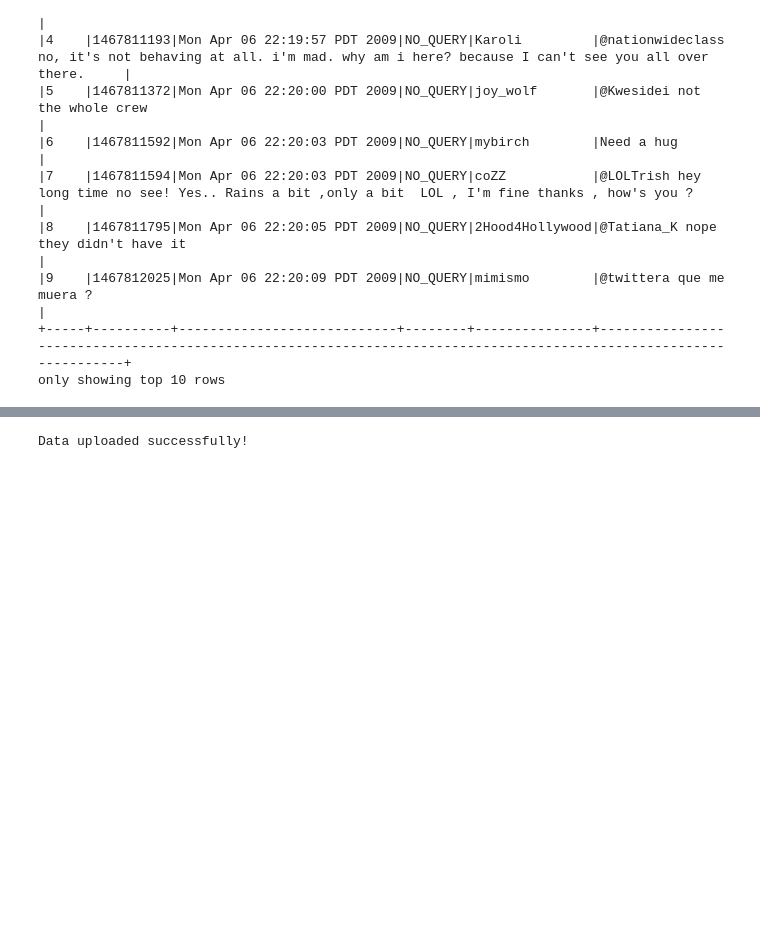
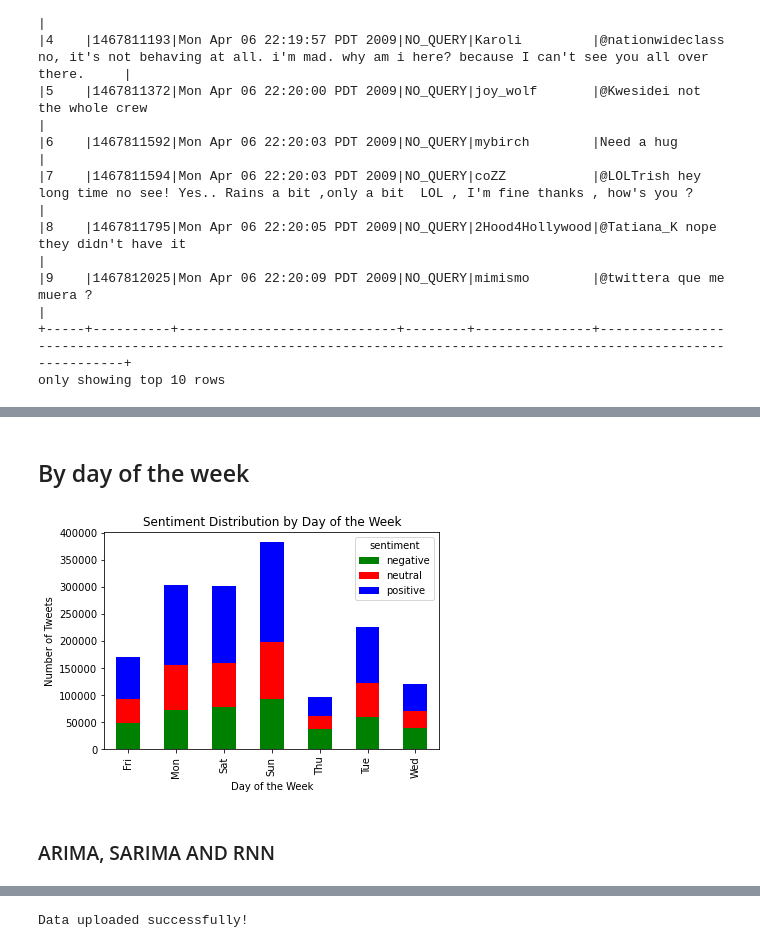
Before and after one commit to CCT2017156/CA2_Sem2, a Jupyter notebook: CA2_Semester2.ipynb, the cells around one changed output, grey strips where cells are left out. Saved outputs shown, nothing was run; the diff lists cells and outputs as text; code cells hidden in the pictures; blank space fills up the shorter version.

```diff
--- a/CA2_Semester2.ipynb
+++ b/CA2_Semester2.ipynb
@@ -208,0 +341,10 @@ only showing top 20 rows
+# %%
+from pyspark.sql.functions import to_date, date_format
+
+# Convert the timestamp to a Spark DateType and extract day of the week and hour
+df_with_date = df_sentiment.withColumn('date', to_date('timestamp', 'E MMM dd HH:mm:ss Z yyyy'))
+df_with_day = df_with_date.withColumn('day_of_week', date_format('date', 'E'))
+df_with_hour = df_with_day.withColumn('hour', date_format('timestamp', 'H'))
+
+# Show the updated DataFrame
+df_with_hour.select('timestamp', 'day_of_week', 'hour', 'sentiment').show()
@@ -208,0 +370,17 @@ only showing top 20 rows
+# %% [markdown]
+## By day of the week
+# %%
+# Convert to Pandas DataFrame
+df_pandas_day = df_with_hour.select('day_of_week', 'sentiment').toPandas()
+
+# Plot sentiment distribution by day of the week
+sentiment_by_day = df_pandas_day.groupby(['day_of_week', 'sentiment']).size().unstack()
+sentiment_by_day.plot(kind='bar', stacked=True, color=['green', 'red', 'blue'])
+plt.title('Sentiment Distribution by Day of the Week')
+plt.xlabel('Day of the Week')
+plt.ylabel('Number of Tweets')
+plt.show()
+# %% [output]
+[figure, added]
+# %% [markdown]
+### ARIMA, SARIMA AND RNN
```
Also changed, not shown: parts of 33 cells of this notebook.
